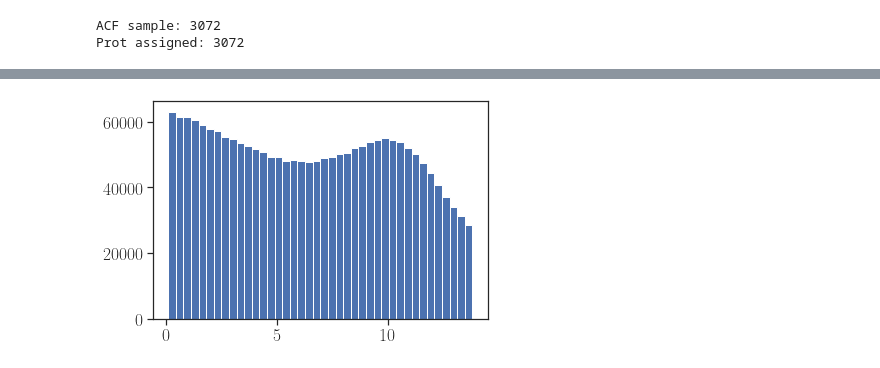
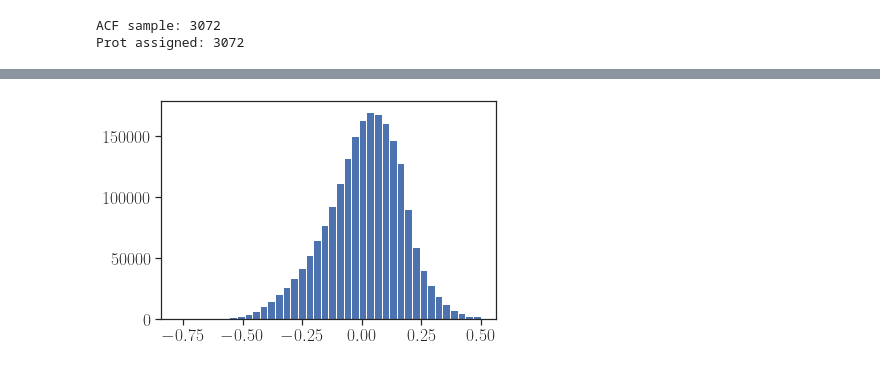
Before and after one commit to kemasuda/acheron, a Jupyter notebook: cks_age_feh/define_sample.ipynb, the cells around one changed output, grey strips where cells are left out. Cells and saved outputs as stored; diff of their text form; code cells hidden in the pictures.

```diff
--- a/cks_age_feh/define_sample.ipynb
+++ b/cks_age_feh/define_sample.ipynb
@@ -98,7 +98,7 @@ def get_posterior_samples(d, postdir, agekey="age", n_samples=10000, use_gyro=Fa
         else:
             filename = postdir.replace("cks", "cksjoint") + "%s_samples.csv"%kepid
             if os.path.exists(filename):
-                dp = pd.read_csv(filename)[['mass', agekey]]
+                dp = pd.read_csv(filename)[['feh', agekey]]
             else:
                 filename = postdir + "%s_samples.csv"%kepid
                 dp = pd.read_csv(filename)[['feh', agekey]]
@@ -138,0 +124,7 @@ plt.hist2d(samples[:,:,0].ravel(), samples[:,:,1].ravel(), bins=[np.linspace(-0.
+# %%
+inputfile = "../input/isoinput_cks_valid.csv"
+postdir = "../posterior_samples/posteriors_cks_linage/"
+name = "joint_lina_m%.2f-%.2f"%(m_min, m_max)
+agekey = "linage"
+d = define_sample(inputfile, postdir, drot, m_min, m_max, use_gyro=True)
+samples = get_posterior_samples(d, postdir, agekey='age', use_gyro=True)
@@ -140,6 +151,6 @@ plt.hist2d(samples[:,:,0].ravel(), samples[:,:,1].ravel(), bins=[np.linspace(-0.
 d.to_csv("%s.csv"%name, index=False)
 np.savez("%s.npz"%name, samples=samples)
 # %%
-plt.hist(samples[:,:,1].ravel(), bins=40);
+plt.hist(samples[:,:,0].ravel(), bins=40);
 # %% [output]
-[figure, old version]
+[figure, new version]
```
Also changed, not shown: parts of 6 cells of this notebook, 1 other file.
